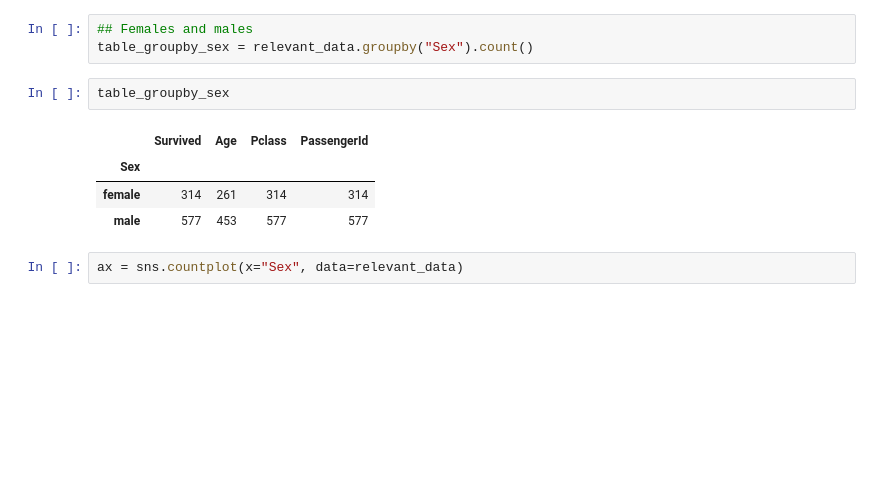
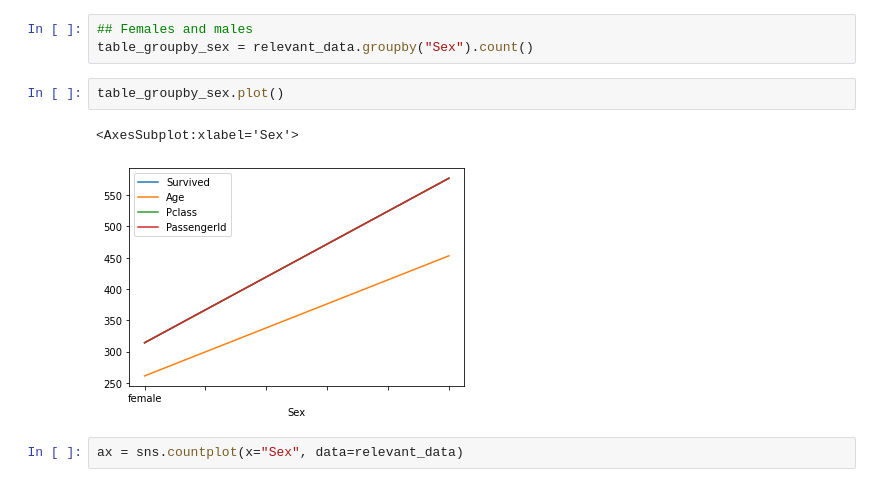
Before and after one commit to Blitzbert/Titanic, a Jupyter notebook: Survival Chance.ipynb, the cells around one changed output. Saved outputs shown, nothing was run; the diff lists cells and outputs as text; blank space fills up the shorter version.

```diff
--- a/Survival Chance.ipynb
+++ b/Survival Chance.ipynb
@@ -43,12 +43,10 @@ relevant_data.head()
 ## Females and males
 table_groupby_sex = relevant_data.groupby("Sex").count()
 # %%
-table_groupby_sex
+table_groupby_sex.plot()
 # %% [output]
-|  | Survived | Age | Pclass | PassengerId |
-| Sex |  |  |  |  |
-| female | 314 | 261 | 314 | 314 |
-| male | 577 | 453 | 577 | 577 |
+<AxesSubplot:xlabel='Sex'>
+[figure, added]
 # %%
 ax = sns.countplot(x="Sex", data=relevant_data)
 # %% [output]
```
Also changed, not shown: parts of 2 cells of this notebook.
